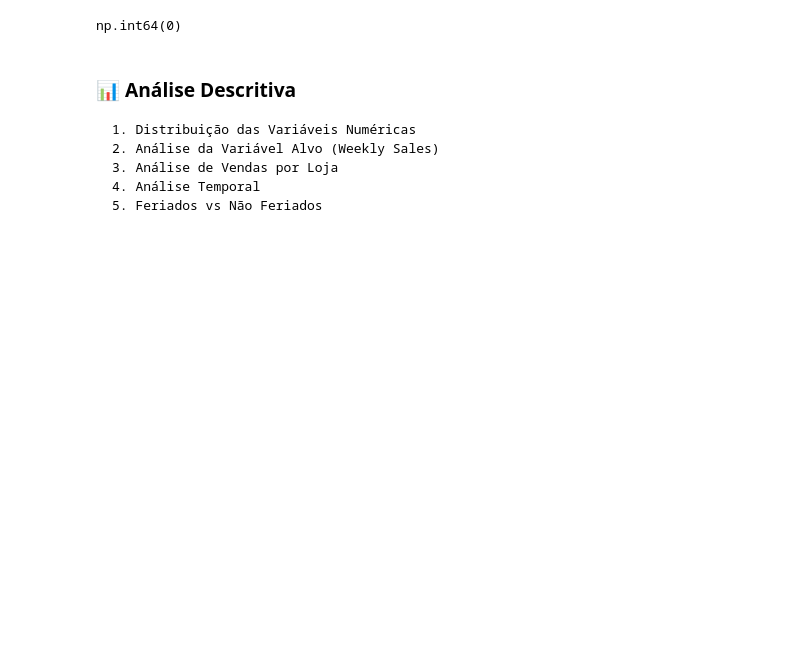
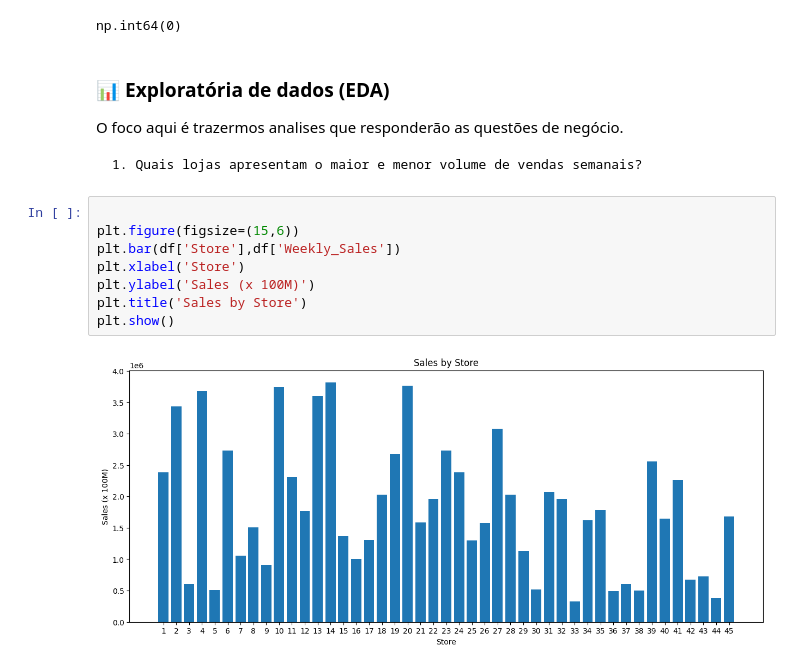
Before and after one commit to diogobueno-analytics/walmart-sales, a Jupyter notebook: walmart_analysis.ipynb, the cells around one changed output. Cells and saved outputs as stored; diff of their text form; blank space fills up the shorter version.

```diff
--- a/walmart_analysis.ipynb
+++ b/walmart_analysis.ipynb
@@ -101,9 +103,17 @@ df.duplicated().sum()
 # %% [output]
 np.int64(0)
 # %% [markdown]
-### 📊 Análise Descritiva
-    1. Distribuição das Variáveis Numéricas
-    2. Análise da Variável Alvo (Weekly Sales)
-    3. Análise de Vendas por Loja
-    4. Análise Temporal
-    5. Feriados vs Não Feriados
+### 📊 Exploratória de dados (EDA)
+O foco aqui é trazermos analises que responderão as questões de negócio.
+
+    1. Quais lojas apresentam o maior e menor volume de vendas semanais?
+# %%
+
+plt.figure(figsize=(15,6))
+plt.bar(df['Store'],df['Weekly_Sales'])
+plt.xlabel('Store')
+plt.ylabel('Sales (x 100M)')
+plt.title('Sales by Store')
+plt.show()
+# %% [output]
+[figure, added]
```
Also changed, not shown: parts of 4 cells of this notebook.
